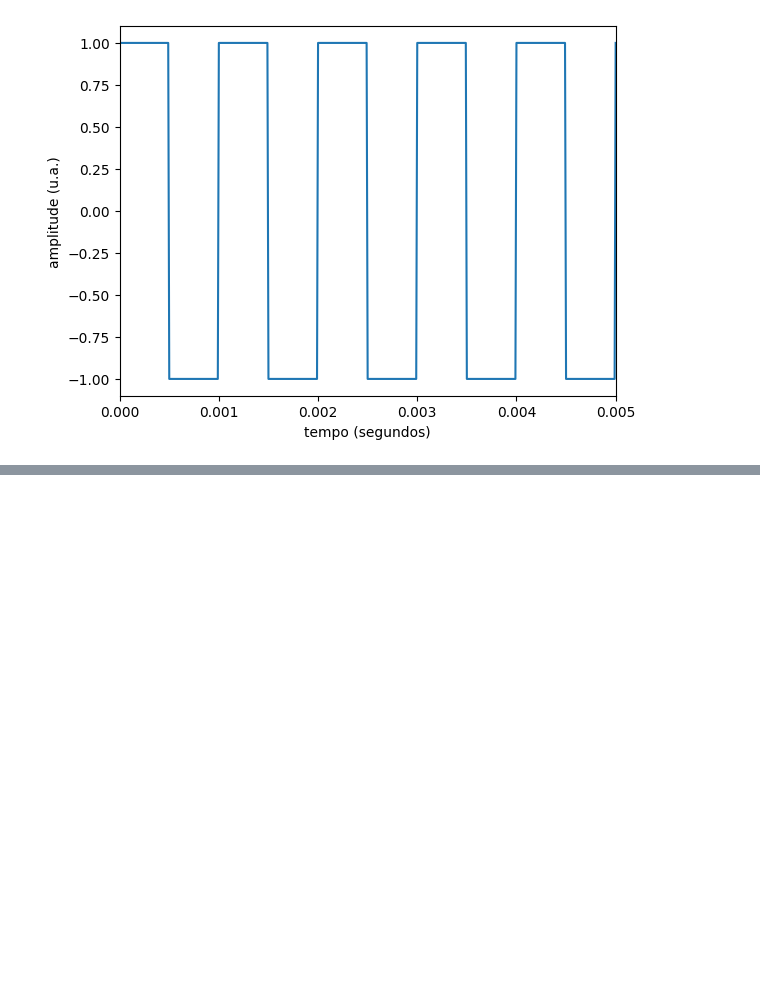
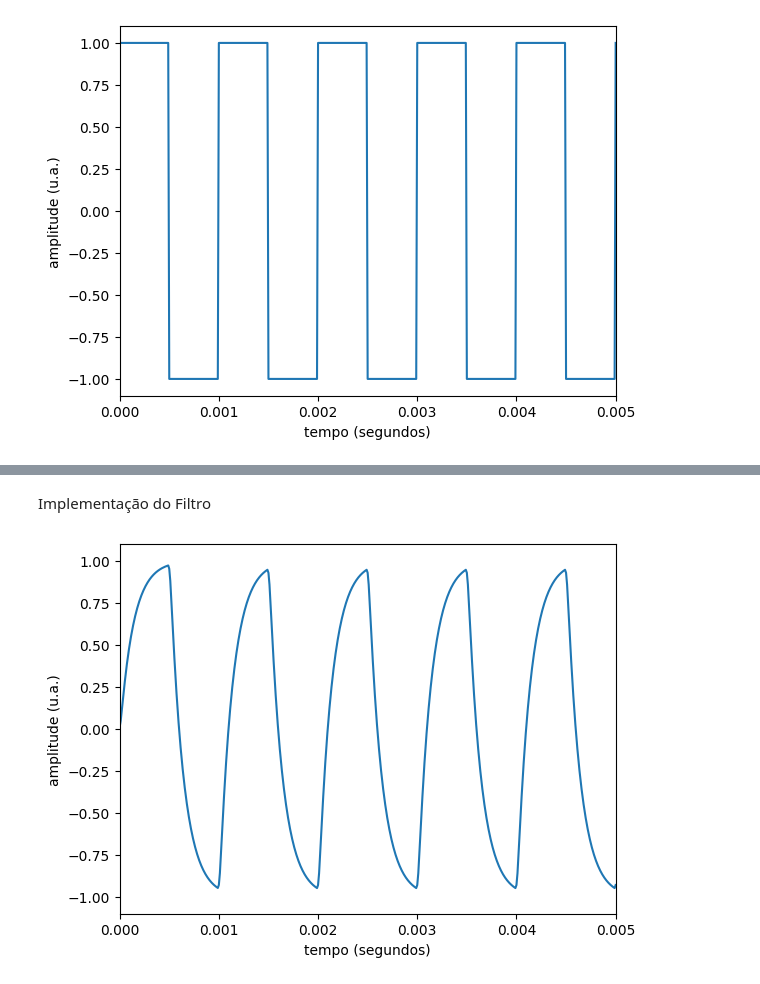
Before and after one commit to marcelo-m-filho/utfpr-el60c-jupyter, a Jupyter notebook: Baby's Second Python FFT.ipynb, the cells around one changed output, grey strips where cells are left out. Cells and saved outputs as stored; diff of their text form; code cells hidden in the pictures; blank space fills up the shorter version.

```diff
--- a/Baby's Second Python FFT.ipynb
+++ b/Baby's Second Python FFT.ipynb
@@ -40,0 +106,19 @@ square_wave.plot()
+# %% [markdown]
+Implementação do Filtro
+# %%
+from copy import deepcopy
+
+
+low_pass_filter = LowPassFilter(
+     0.011050373933114971,
+     0.022100747866229942,
+     0.011050373933114971,
+    -1.3368583644305965,
+     0.3810598601630564
+)
+
+filtered_square_wave = deepcopy(square_wave)
+filtered_square_wave.apply_filter(low_pass_filter)
+filtered_square_wave.plot()
+# %% [output]
+[figure, added]
```
Also changed, not shown: parts of 6 cells of this notebook.
